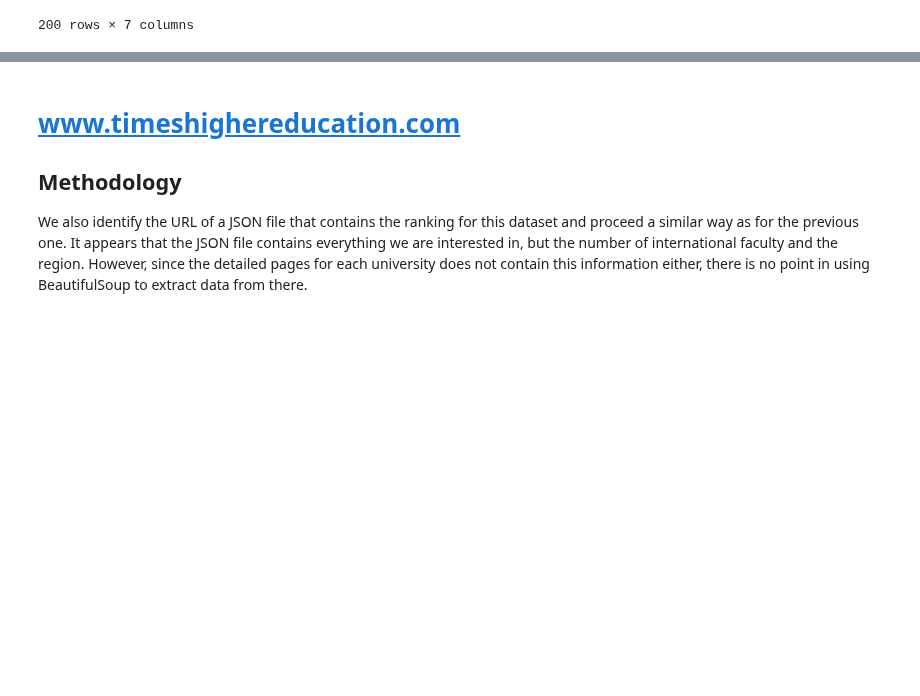
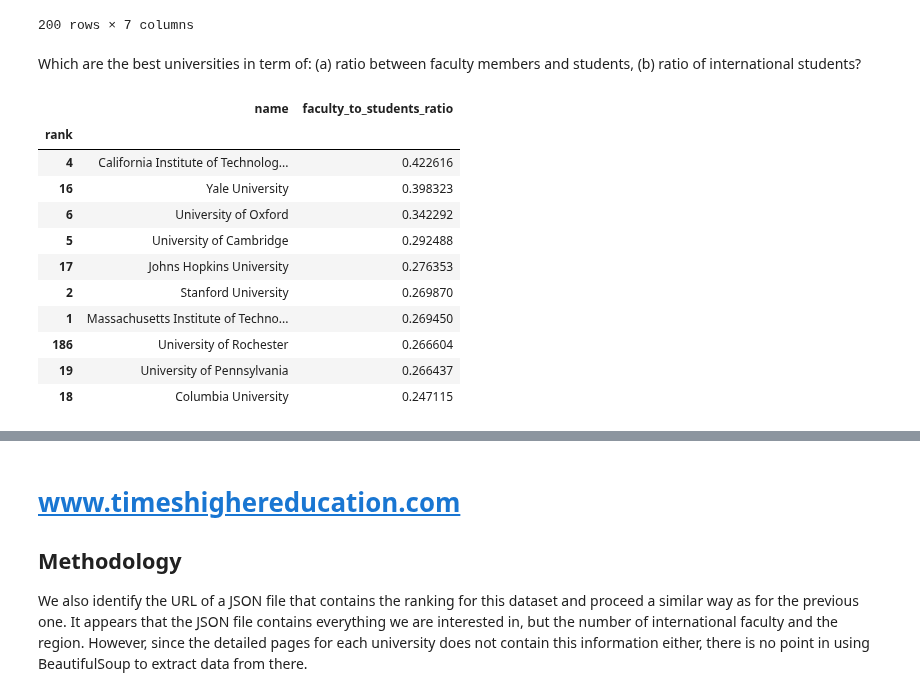
Before and after one commit to mosimann/ADA, a Jupyter notebook: Homework 2.ipynb, the cells around one changed output, grey strips where cells are left out. Drawn from its saved outputs; the diff is of its cells as text; code cells hidden in the pictures; blank space fills up the shorter version.

```diff
--- a/Homework 2.ipynb
+++ b/Homework 2.ipynb
@@ -102,3 +102,22 @@ top_df
 | 200 | Maastricht University | Netherlands | Europe | 16385.0 | 8234.0 | 1277.0 | 502.0 |
 | 201 | Universidad de Chile | Chile | Latin America | 38848.0 | 2134.0 | 2256.0 | 127.0 |
 200 rows × 7 columns
+# %% [markdown]
+Which are the best universities in term of: (a) ratio between faculty members and students, (b) ratio of international students?
+# %%
+df = top_df.copy()
+df['faculty_to_students_ratio'] = df['total_faculty'] / df['total_students']
+df.sort_values('faculty_to_students_ratio', ascending=False).head(10).loc[:, ['name', 'faculty_to_students_ratio']]
+# %% [output]
+|  | name | faculty_to_students_ratio |
+| rank |  |  |
+| 4 | California Institute of Technolog... | 0.422616 |
+| 16 | Yale University | 0.398323 |
+| 6 | University of Oxford | 0.342292 |
+| 5 | University of Cambridge | 0.292488 |
+| 17 | Johns Hopkins University | 0.276353 |
+| 2 | Stanford University | 0.269870 |
+| 1 | Massachusetts Institute of Techno... | 0.269450 |
+| 186 | University of Rochester | 0.266604 |
+| 19 | University of Pennsylvania | 0.266437 |
+| 18 | Columbia University | 0.247115 |
```
Also changed, not shown: parts of 29 cells of this notebook.
